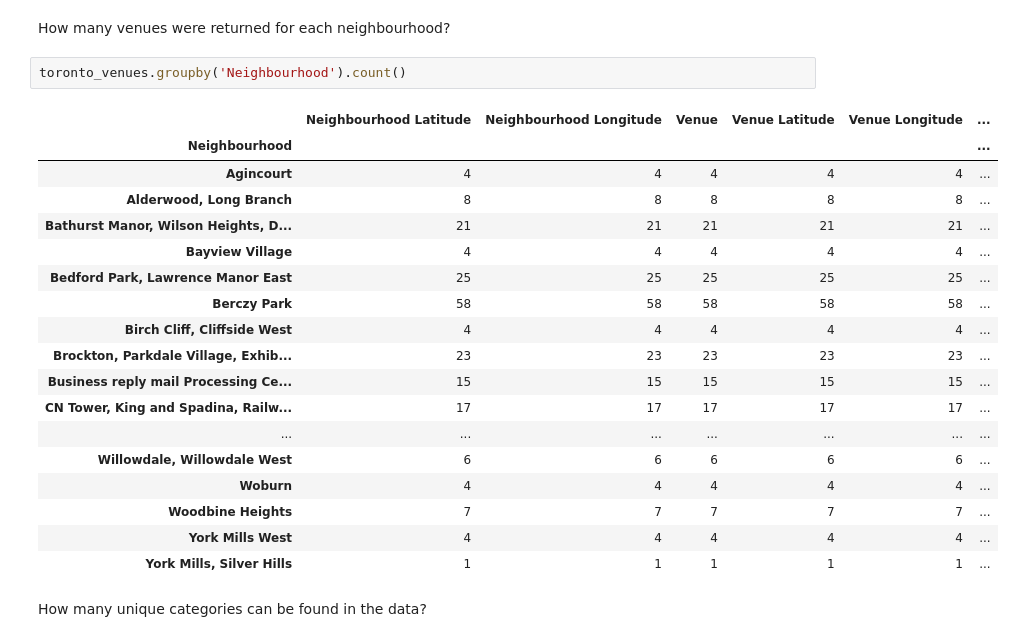
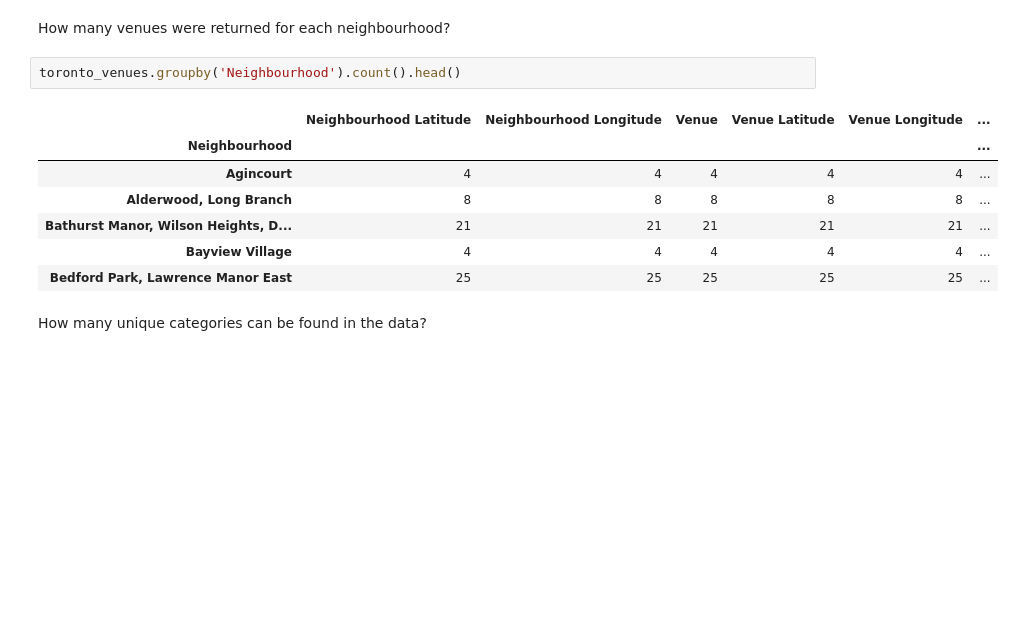
Before and after one commit to ZemaBlue/CapstoneProject, a Jupyter notebook: BattleoftheNeighbourhoods_week3.ipynb, the cells around one changed output. Cells and saved outputs as stored; diff of their text form; blank space fills up the shorter version.

```diff
--- a/BattleoftheNeighbourhoods_week3.ipynb
+++ b/BattleoftheNeighbourhoods_week3.ipynb
@@ -274,26 +259,15 @@ toronto_venues.head()
 # %% [markdown]
 How many venues were returned for each neighbourhood?
 # %%
-toronto_venues.groupby('Neighbourhood').count()
+toronto_venues.groupby('Neighbourhood').count().head()
 # %% [output]
 |  | Neighbourhood Latitude | Neighbourhood Longitude | Venue | Venue Latitude | Venue Longitude | ... |
 | Neighbourhood |  |  |  |  |  | ... |
 | Agincourt | 4 | 4 | 4 | 4 | 4 | ... |
 | Alderwood, Long Branch | 8 | 8 | 8 | 8 | 8 | ... |
 | Bathurst Manor, Wilson Heights, D... | 21 | 21 | 21 | 21 | 21 | ... |
 | Bayview Village | 4 | 4 | 4 | 4 | 4 | ... |
 | Bedford Park, Lawrence Manor East | 25 | 25 | 25 | 25 | 25 | ... |
-| Berczy Park | 58 | 58 | 58 | 58 | 58 | ... |
-| Birch Cliff, Cliffside West | 4 | 4 | 4 | 4 | 4 | ... |
-| Brockton, Parkdale Village, Exhib... | 23 | 23 | 23 | 23 | 23 | ... |
-| Business reply mail Processing Ce... | 15 | 15 | 15 | 15 | 15 | ... |
-| CN Tower, King and Spadina, Railw... | 17 | 17 | 17 | 17 | 17 | ... |
-| ... | ... | ... | ... | ... | ... | ... |
-| Willowdale, Willowdale West | 6 | 6 | 6 | 6 | 6 | ... |
-| Woburn | 4 | 4 | 4 | 4 | 4 | ... |
-| Woodbine Heights | 7 | 7 | 7 | 7 | 7 | ... |
-| York Mills West | 4 | 4 | 4 | 4 | 4 | ... |
-| York Mills, Silver Hills | 1 | 1 | 1 | 1 | 1 | ... |
 # %% [markdown]
 How many unique categories can be found in the data?
 # %%
```
Also changed, not shown: parts of 14 cells of this notebook.
